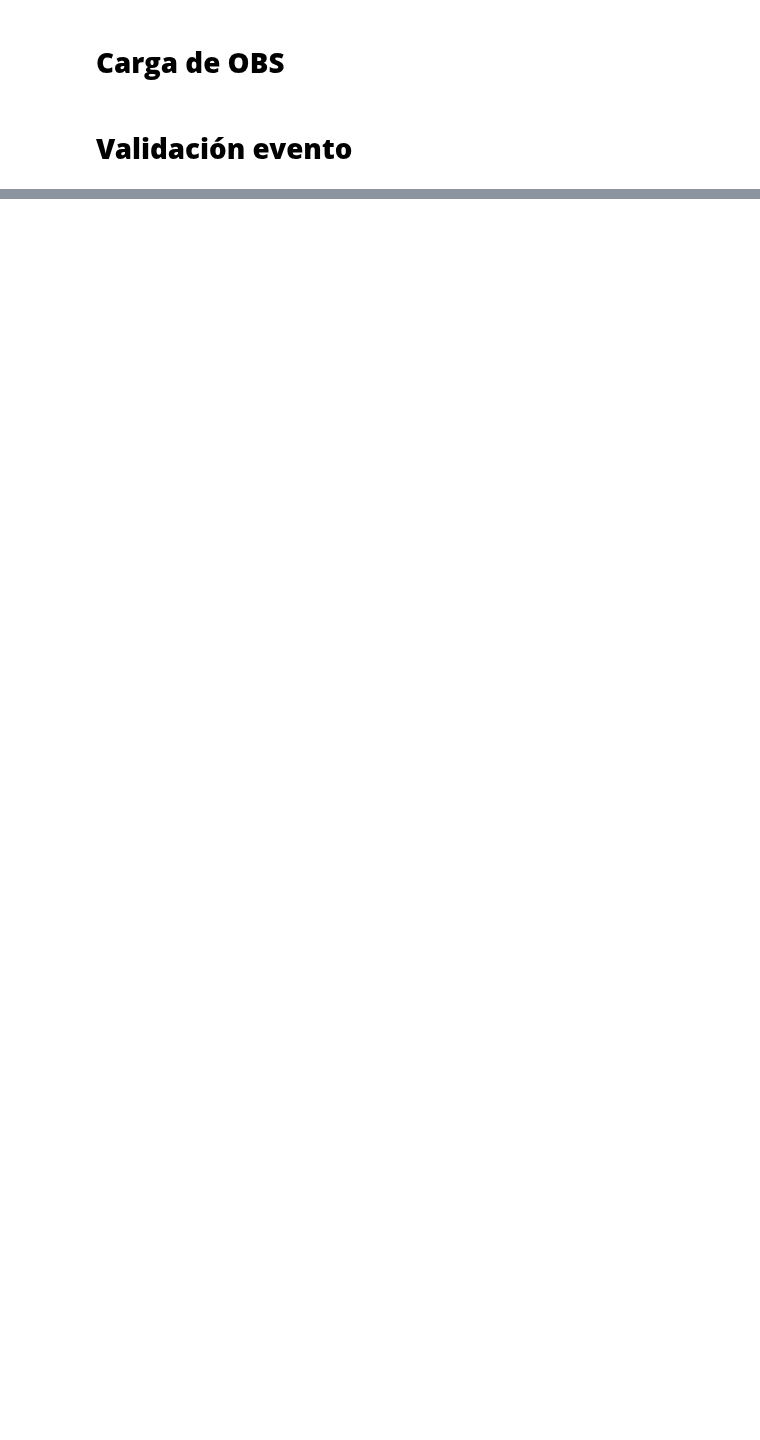
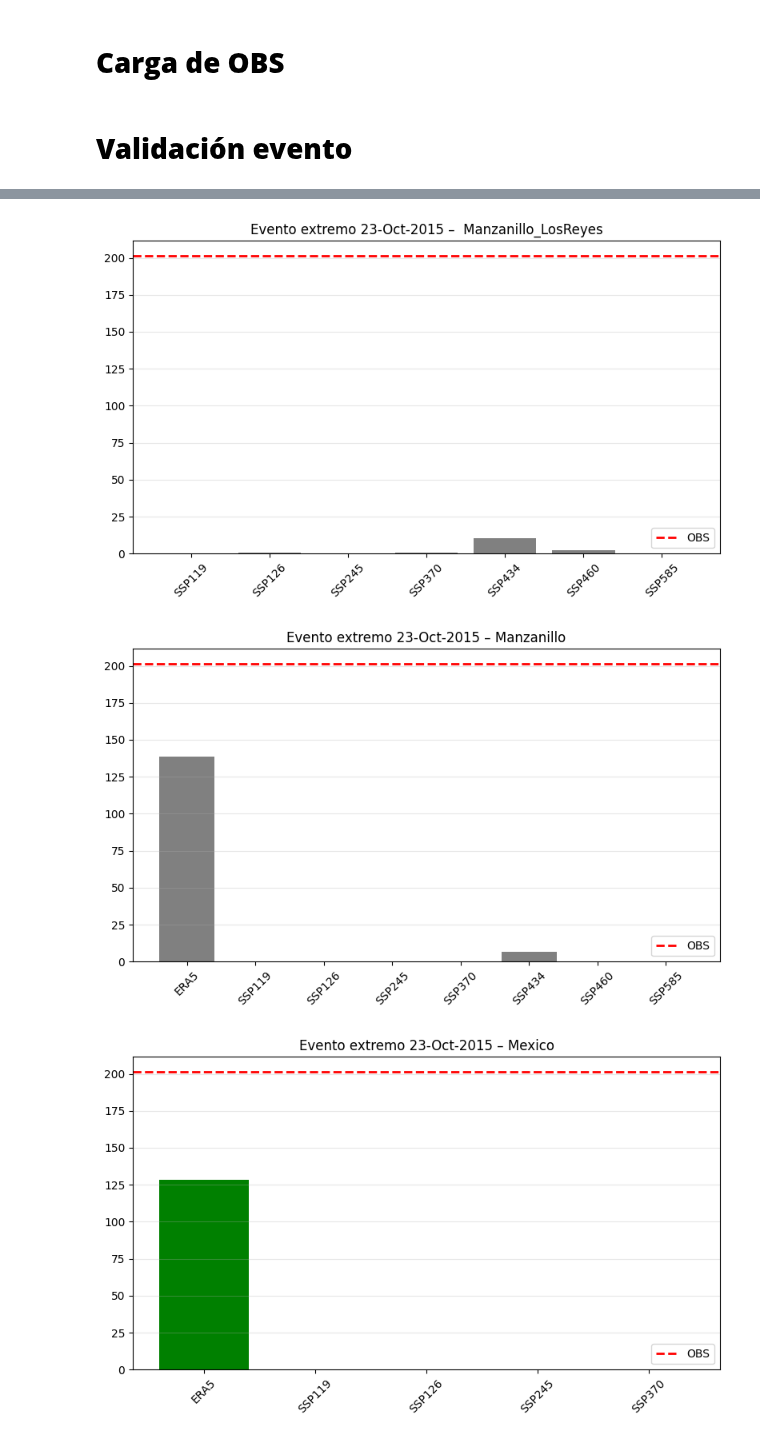
Before and after one commit to RenteriaRaul/Doctorado-DCAG, a Jupyter notebook: notebooks/sustax/03_sustax_event_analysis_2015.ipynb, the cells around one changed output, grey strips where cells are left out. Drawn from its saved outputs; the diff is of its cells as text; code cells hidden in the pictures; blank space fills up the shorter version.

```diff
--- a/notebooks/sustax/03_sustax_event_analysis_2015.ipynb
+++ b/notebooks/sustax/03_sustax_event_analysis_2015.ipynb
@@ -99,0 +129,76 @@ display(df_validation.head())
+# %%
+import matplotlib.pyplot as plt
+import pandas as pd
+import os
+
+OUT_DIR = "/content/drive/MyDrive/Doctorado /Probabilidad/Precipitación/Datos Sustax/EVENT_2015_ANALYSIS/Graficas"
+os.makedirs(OUT_DIR, exist_ok=True)
+
+# Limpiar nombres por seguridad
+df_event_scenarios["sustax_total"] = df_event_scenarios["sustax_total"].astype(str).str.strip()
+df_event_scenarios["scenario"] = df_event_scenarios["scenario"].astype(str).str.strip()
+
+# Orden de escenarios (incluye ERA5 si lo usas)
+scenario_order = ["ERA5", "SSP119", "SSP126", "SSP245", "SSP370", "SSP434", "SSP460", "SSP585"]
+
+# Colores por punto (puedes ajustar nombres exactos según tu DF)
+color_map = {
+    "Sustax_MinatitlanTotal": "blue",
+    "Sustax_Manzanillo_LosReyesTotal": "red",
+    "Sustax_MexicoTotal": "green",
+    "Sustax_PlayaAzul_ArmeriaTotal": "purple",
+    "Sustax_SeaColimaTotal": "orange",
+    "Sustax_Veladero_de_OtatesTotal": "cyan"
+}
+
+# Valor OBS
+obs_value = 201.39
+
+# 🔥 EXCLUSIÓN DE PUNTOS
+exclude_points = [
+    "Sustax_CuautitlanTotal",
+    "Sustax_Zapotitlan_de_VadilloTotal"
+]
+
+points = sorted(df_event_scenarios["sustax_total"].unique())
+points = [p for p in points if p not in exclude_points]
+
+for point in points:
+
+    df_plot = df_event_scenarios[df_event_scenarios["sustax_total"] == point].copy()
+
+    df_plot = (
+        df_plot.set_index("scenario")
+        .reindex(scenario_order)
+        .reset_index()
+    )
+
+    scenarios = df_plot["scenario"]
+    values = df_plot["event_value_mm"]
+
+    color = color_map.get(point, "gray")
+
+    plt.figure(figsize=(8,5))
+
+    plt.bar(scenarios, values, color=color)
+
+    plt.axhline(obs_value, color="red", linestyle="--", linewidth=2, label="OBS")
+
+    titulo = point.replace("Sustax_", "").replace("Total", "")
+    plt.title(f"Evento extremo 23-Oct-2015 – {titulo}")
+
+    plt.xticks(rotation=45)
+    plt.grid(axis="y", alpha=0.3)
+    plt.legend()
+
+    plt.tight_layout()
+
+    # 🔥 GUARDAR
+    filename = f"{point.replace(' ', '_')}.png"
+    plt.savefig(os.path.join(OUT_DIR, filename), dpi=300, bbox_inches="tight")
+
+    plt.show()
+# %% [output]
+[figure, added]
+[figure, added]
+[figure, added]
```
Also changed, not shown: parts of 4 cells of this notebook.
